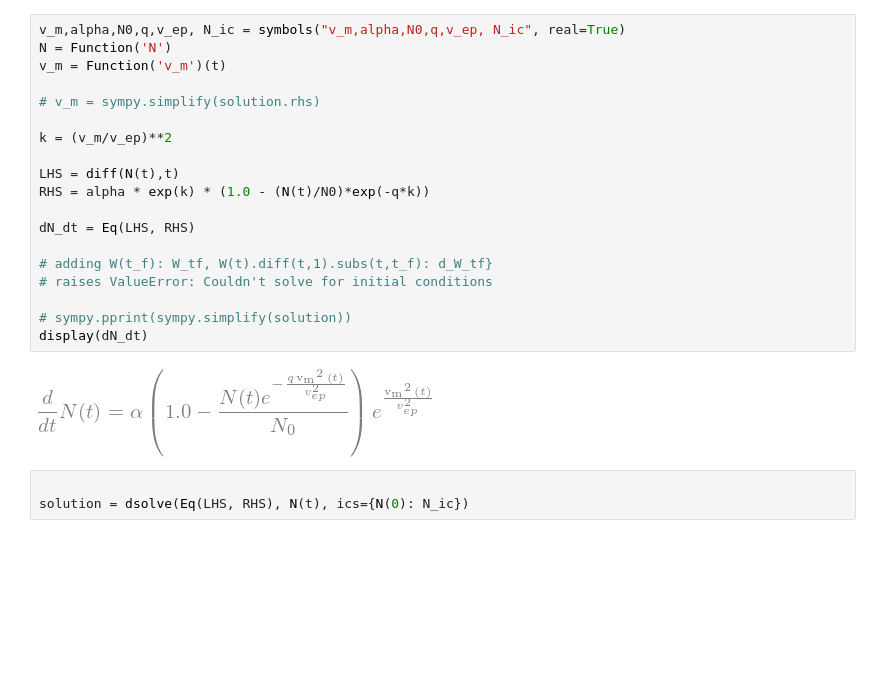
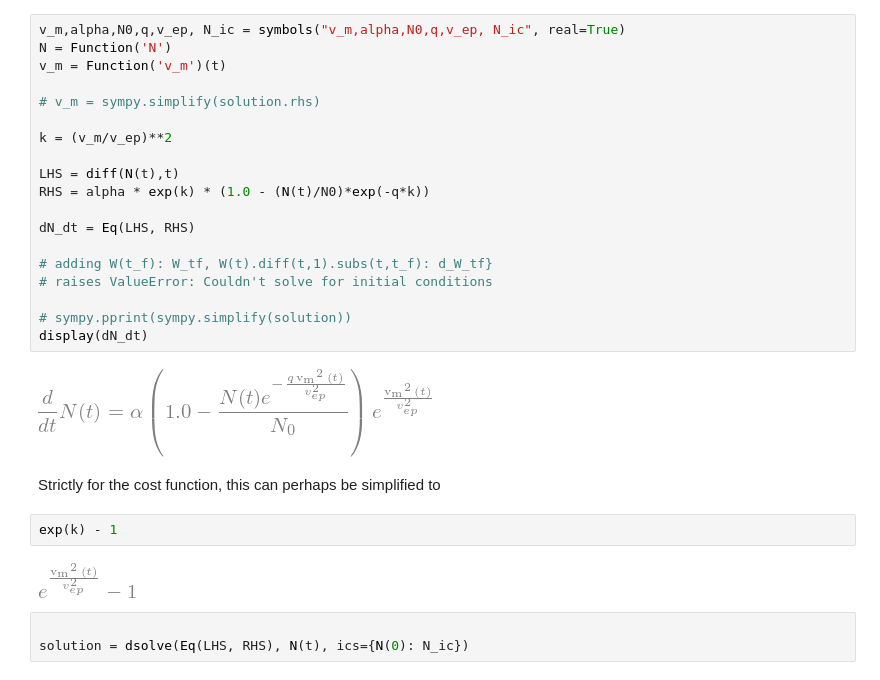
Before and after one commit to 0xDBFB7/transmembrane_potential, a Jupyter notebook: transmembrane_math.ipynb, the cells around one changed output. Drawn from its saved outputs; the diff is of its cells as text; blank space fills up the shorter version.

```diff
--- a/transmembrane_math.ipynb
+++ b/transmembrane_math.ipynb
@@ -352,6 +361,12 @@ dN_dt = Eq(LHS, RHS)
 display(dN_dt)
 # %% [output]
 [figure]
+# %% [markdown]
+Strictly for the cost function, this can perhaps be simplified to
+# %%
+exp(k) - 1
+# %% [output]
+[figure, added]
 # %%
 
 solution = dsolve(Eq(LHS, RHS), N(t), ics={N(0): N_ic})
```
Also changed, not shown: parts of 11 cells of this notebook.
